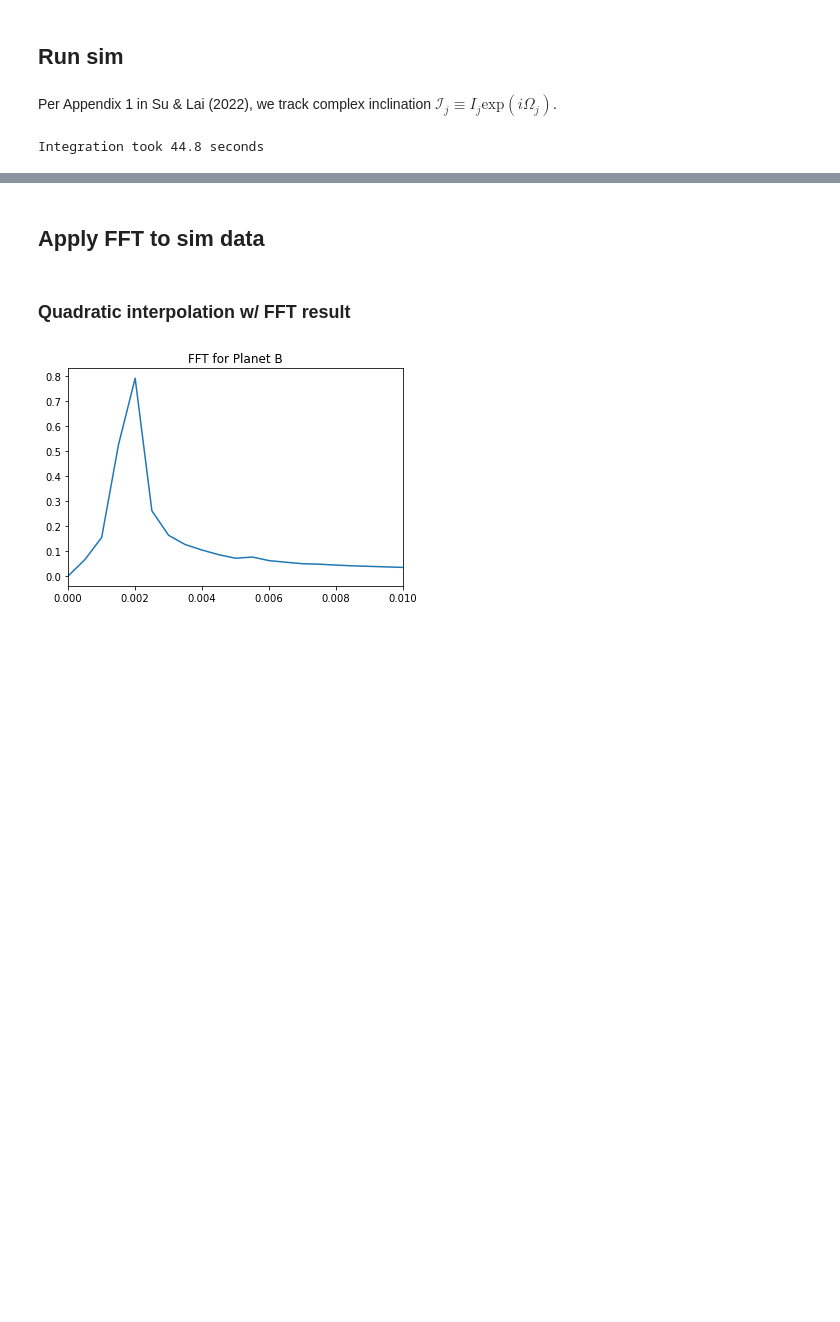
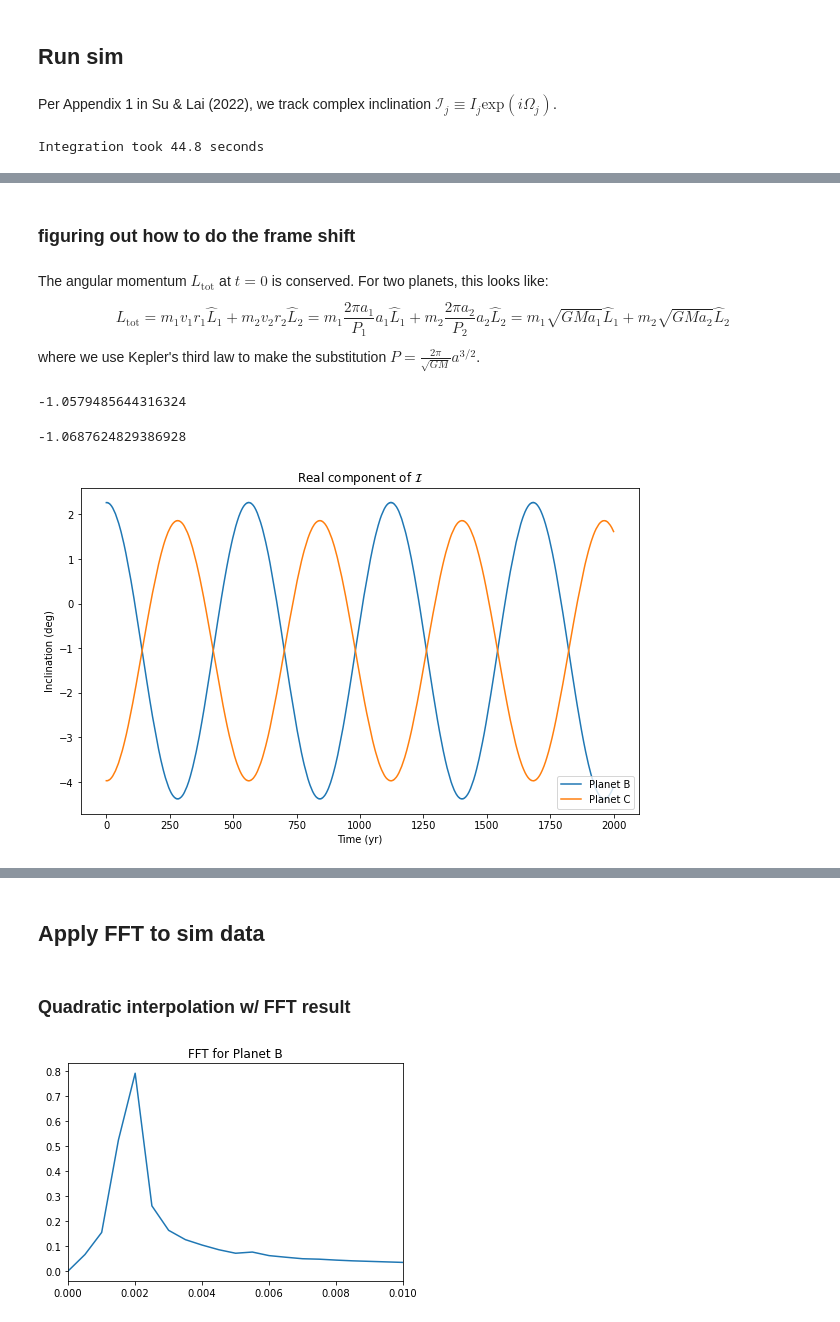
Before and after one commit to Jupiter1994/inc-dynamics, a Jupyter notebook: two_planet/two_planet.ipynb, the cells around one changed output, grey strips where cells are left out. Drawn from its saved outputs; the diff is of its cells as text; code cells hidden in the pictures; blank space fills up the shorter version.

Commit message:
new I(t) defs?, testing sframe shift

```diff
--- a/two_planet/two_planet.ipynb
+++ b/two_planet/two_planet.ipynb
@@ -8,6 +8,7 @@ import numpy as np
 from numpy.random import default_rng
 
 import matplotlib.pyplot as plt
+plt.rcParams["figure.figsize"] = (10, 7)
 import time
 
 import lzma, pickle
@@ -189,0 +177,36 @@ C amp (basic): 1.057 deg
+# %% [markdown]
+### figuring out how to do the frame shift
+# %% [markdown]
+The angular momentum $L_\text{tot}$ at $t=0$ is conserved. For two planets, this looks like:
+$$L_\text{tot} = m_1 v_1 r_1 \hat{L}_1 + m_2 v_2 r_2 \hat{L}_2 = m_1 \frac{2\pi a_1}{P_1} a_1 \hat{L}_1 + m_2 \frac{2\pi a_2}{P_2} a_2 \hat{L}_2 = m_1 \sqrt{GM a_1} \hat{L}_1 + m_2 \sqrt{GM a_2} \hat{L}_2$$
+where we use Kepler's third law to make the substitution $P = \frac{2\pi}{\sqrt{GM}} a^{3/2}$.
+# %%
+b0 = b_complex_incs_deg[0].real
+c0 = c_complex_incs_deg[0].real
+bc_mean = np.mean((b_complex_incs_deg.real + c_complex_incs_deg.real) / 2)
+bc_mean
+# %% [output]
+-1.0579485644316324
+# %%
+## this is the "mean inclination" that we want to derive a priori
+np.mean((b_complex_incs_deg[:522].real+ c_complex_incs_deg[:522].real) / 2)
+# %% [output]
+-1.0687624829386928
+# %%
+b0 = b_complex_incs_deg[0].real
+c0 = c_complex_incs_deg[0].real
+bc_mean = np.mean((b_complex_incs_deg.real + c_complex_incs_deg.real) / 2)
+
+fig = plt.figure(figsize=(10,6))
+
+plt.plot(times, b_complex_incs_deg.real, label='Planet B')
+plt.plot(times, c_complex_incs_deg.real, label='Planet C')
+
+plt.xlabel('Time (yr)')
+plt.ylabel('Inclination (deg)')
+plt.title('Real component of $\mathcal{I}$')
+
+plt.legend(loc='lower right')
+plt.show()
+# %% [output]
+[figure, added]
```
Also changed, not shown: parts of 36 cells of this notebook, 1 other file.
